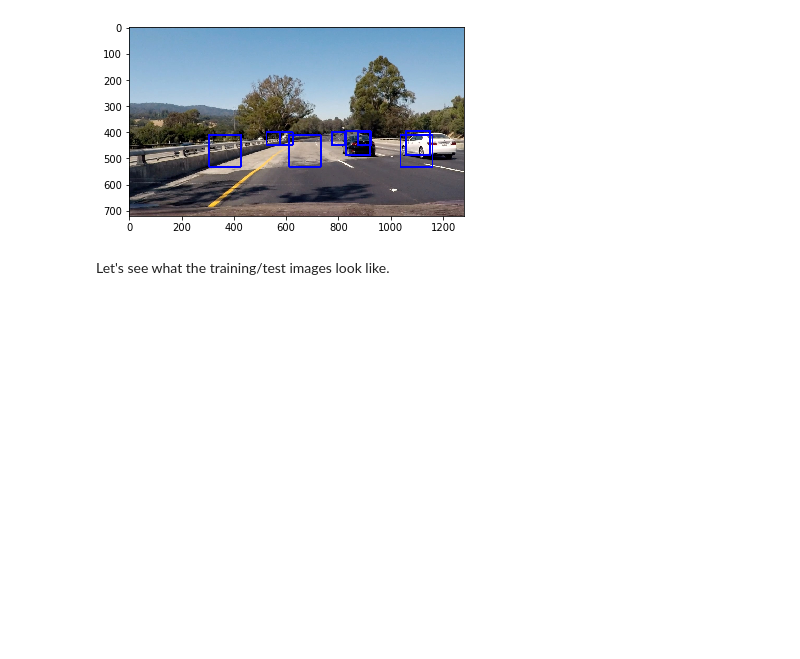
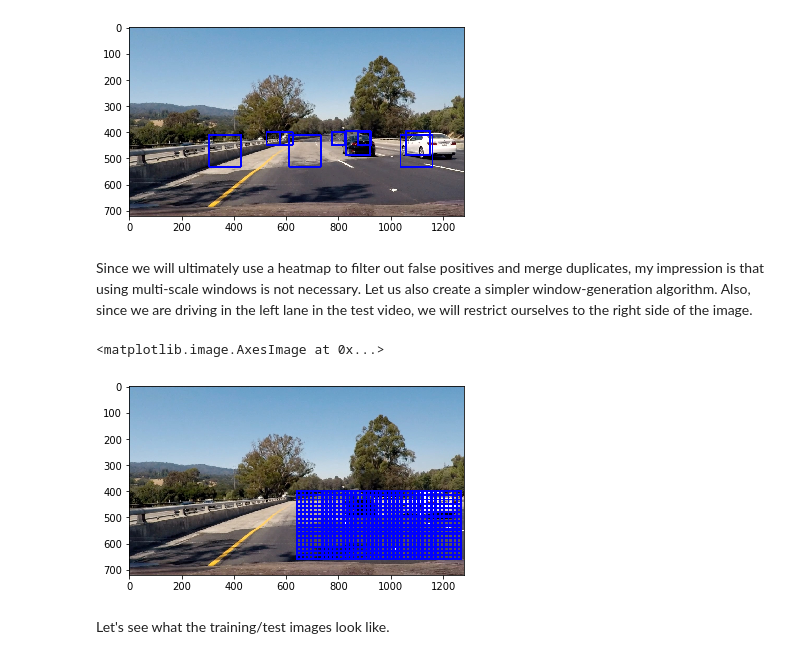
Before and after one commit to joaospinto/CarND-Vehicle-Detection, a Jupyter notebook: project.ipynb, the cells around one changed output. Saved outputs shown, nothing was run; the diff lists cells and outputs as text; code cells hidden in the pictures; blank space fills up the shorter version.

```diff
--- a/project.ipynb
+++ b/project.ipynb
@@ -239,13 +240,38 @@ def NaiveVehicleDetection(img, boxes, color=(0, 0, 255), thick=6):
             cv2.rectangle(imcopy, box[0], box[1], color, thick)
     return imcopy
 # %%
-boxes = CreateWindows()
-closure =
-
-plt.imshow(NaiveVehicleDetection(random, CreateWindows()))
+plt.imshow(NaiveVehicleDetection(random, MultiScaleWindows()))
 # %% [output]
 <matplotlib.image.AxesImage at 0x...>
 [figure]
+# %% [markdown]
+Since we will ultimately use a heatmap to filter out false positives and merge duplicates, my impression is that using multi-scale windows is not necessary. Let us also create a simpler window-generation algorithm.
+Also, since we are driving in the left lane in the test video, we will restrict ourselves to the right side of the image.
+# %%
+def UniScaleWindows():
+    boxes = []
+    horizon_y = 400
+    box_size = 100
+    current_height = horizon_y + box_size//2
+    max_y = dims[0] - box_size
+    while (current_height <= max_y):
+        current_width = dims[1]//2 + box_size//2
+        max_x = dims[1] - box_size//2
+        while (current_width <= max_x):
+            boxes.append(
+                (
+                    (current_width - box_size//2, current_height - box_size//2),
+                    (current_width + box_size//2, current_height + box_size//2)
+                )
+            )
+            current_width += box_size//6 # go right
+        current_height += box_size//6 # go down
+    return boxes
+# %%
+plt.imshow(DrawBoxes(random, UniScaleWindows()))
+# %% [output]
+<matplotlib.image.AxesImage at 0x...>
+[figure, added]
 # %% [markdown]
 Let's see what the training/test images look like.
 # %%
```
Also changed, not shown: parts of 17 cells of this notebook, 11 other files.
